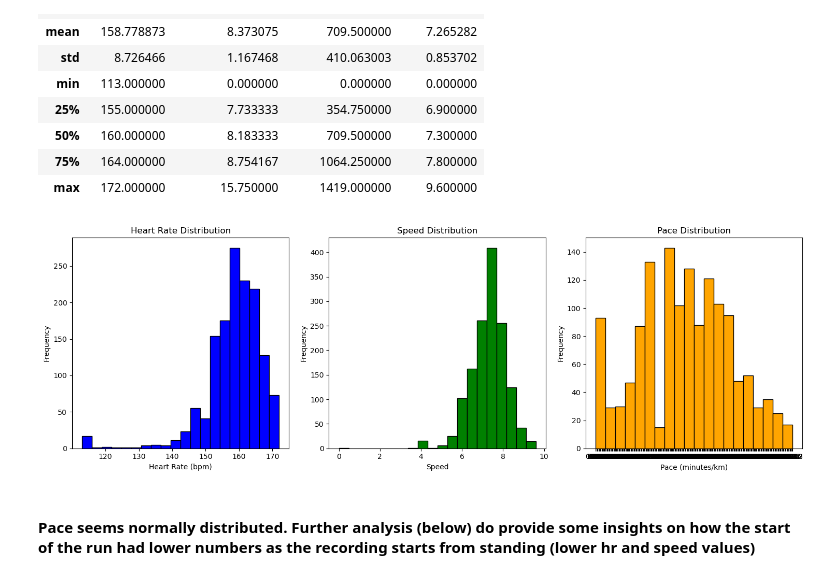
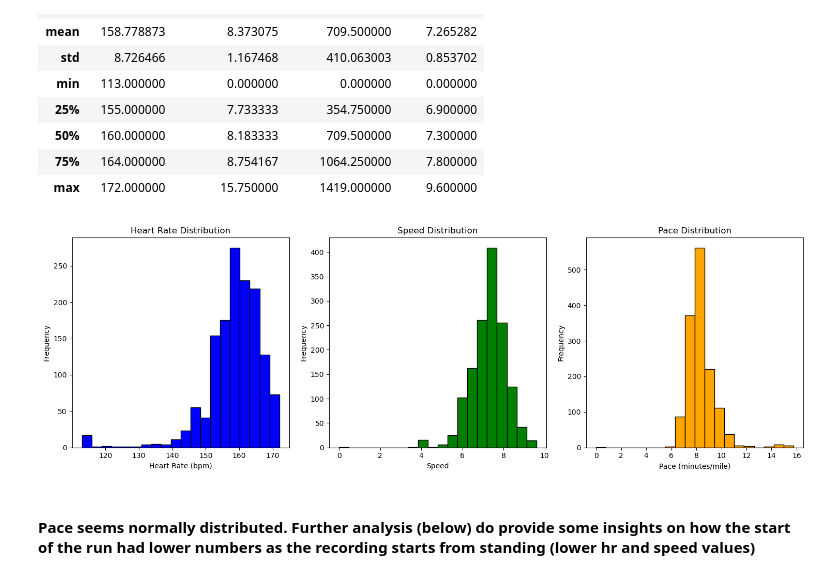
Before and after one commit to ddiaz1126/Heart-Rate-Monitoring-Forecast, a Jupyter notebook: data_anlaysis_single_session.ipynb, the cells around one changed output. Drawn from its saved outputs; the diff is of its cells as text; code cells hidden in the pictures.

```diff
--- a/updated_heart_rate_script.ipynb
+++ b/data_anlaysis_single_session.ipynb
@@ -8,6 +10,6 @@ import seaborn as sns
 # %%
-
-file_path = 'David+_Diaz+_2024-01-01_15-35-44.CSV'
+# Specify the file path
+file_path = 'RunningData/David+_Diaz+_2024-01-01_15-35-44.CSV'
 # Read the first row separately as it contains aggregated statistics
 header = pd.read_csv(file_path, nrows=1)
 # Grab the rest of the rows on the data
@@ -29,23 +31,6 @@ header
 |  | Name | Sport | Date | Start time | Duration | Total distance (mi) | Average heart rate (bpm) | ... |
 | 0 | David Diaz | RUNNING | 01-01-2024 | 15:35:44 | 00:23:38 | 3.0 | 159 | ... |
 1 rows × 28 columns
-# %%
-def convert_time_to_seconds(time_str):
-    """This function is to correctly transform the time metrics in strings cotaining colons in between into their respective unit"""
-    try:
-        # Split the time string into parts
-        parts = list(map(int, time_str.split(':')))
-
-        if len(parts) == 3:
-            hours, minutes, seconds = parts
-            return hours * 3600 + minutes * 60 + seconds
-        elif len(parts) == 2:
-            minutes, seconds = parts
-            return minutes + seconds / 60
-        else:
-            return None
-    except Exception:
-        return None
 # %%
 # Rename the Columns into Name without whitespaces
 running.rename(columns={'HR (bpm)': 'HR', 'Speed (mi/h)': 'Speed', 'Pace (min/mi)': 'Pace'}, inplace=True)
@@ -72,35 +68,35 @@ running_df.describe()
 # %%
 # Name the variables
 heart_rate = running_df['HR']
 time = running_df['Time']
 date = header['Date'][0]
 speed = running_df['Speed']
 pace = running_df['Pace_in_minutes']
 
 fig, axes = plt.subplots(1, 3, figsize=(15, 5))
 # Plot histogram for heart_rate
 axes[0].hist(heart_rate, bins=20, color='blue', edgecolor='black')
 axes[0].set_title('Heart Rate Distribution')
 axes[0].set_xlabel('Heart Rate (bpm)')
 axes[0].set_ylabel('Frequency')
 
 # Plot histogram for time (make sure time is numerical or processed)
 axes[1].hist(speed, bins=20, color='green', edgecolor='black')
 axes[1].set_title('Speed Distribution')
 axes[1].set_xlabel('Speed')
 axes[1].set_ylabel('Frequency')
 
 # Plot histogram for pace
-axes[2].hist(running_df['Pace'], bins=20, color='orange', edgecolor='black')
+axes[2].hist(pace, bins=20, color='orange', edgecolor='black')
 axes[2].set_title('Pace Distribution')
-axes[2].set_xlabel('Pace (minutes/km)')
+axes[2].set_xlabel('Pace (minutes/mile)')
 axes[2].set_ylabel('Frequency')
 
 # Display the plot
 plt.tight_layout()
 plt.show()
 # %% [output]
-[figure, old version]
+[figure, new version]
 # %% [markdown]
 #### Pace seems normally distributed. Further analysis (below) do provide some insights on how the start of the run had lower numbers as the recording starts from standing (lower hr and speed values)
 # %%
```
Also changed, not shown: parts of 4 cells of this notebook, 28 other files.
